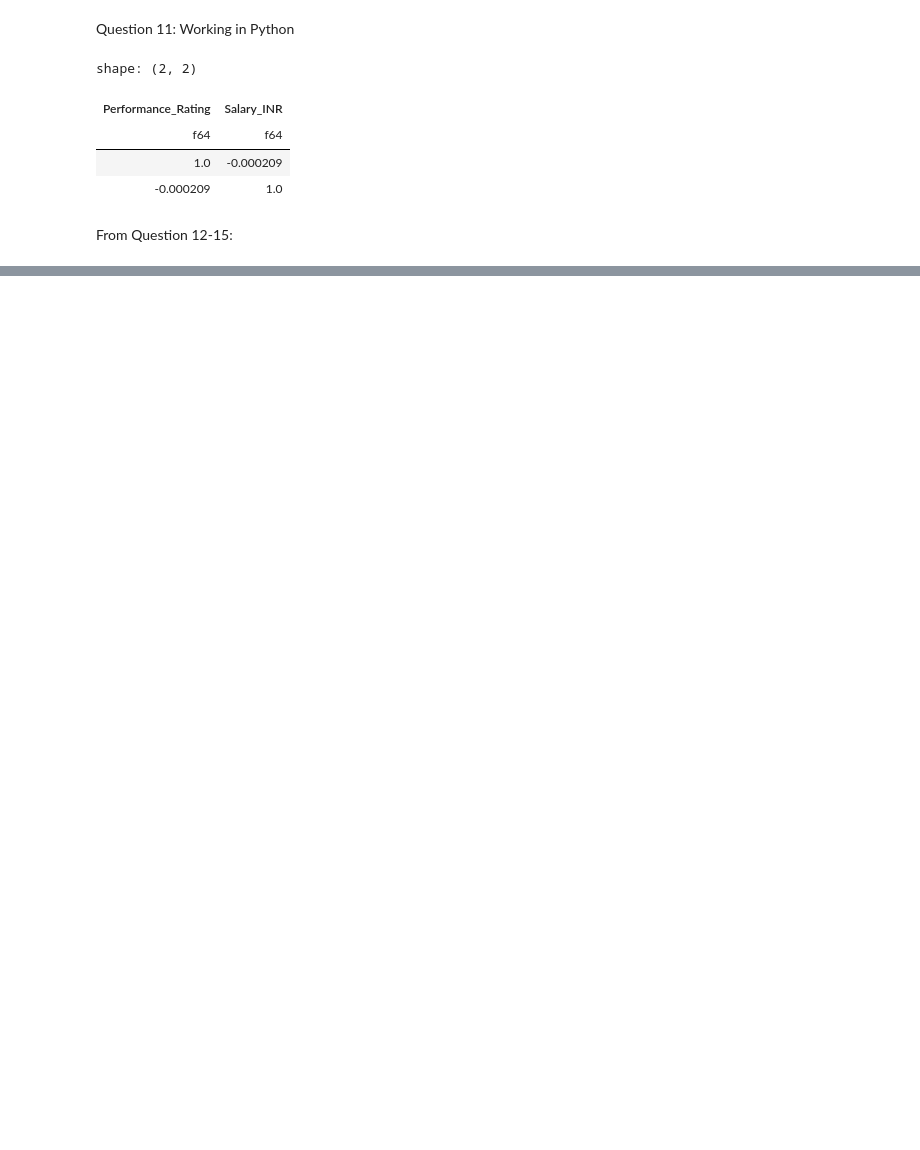
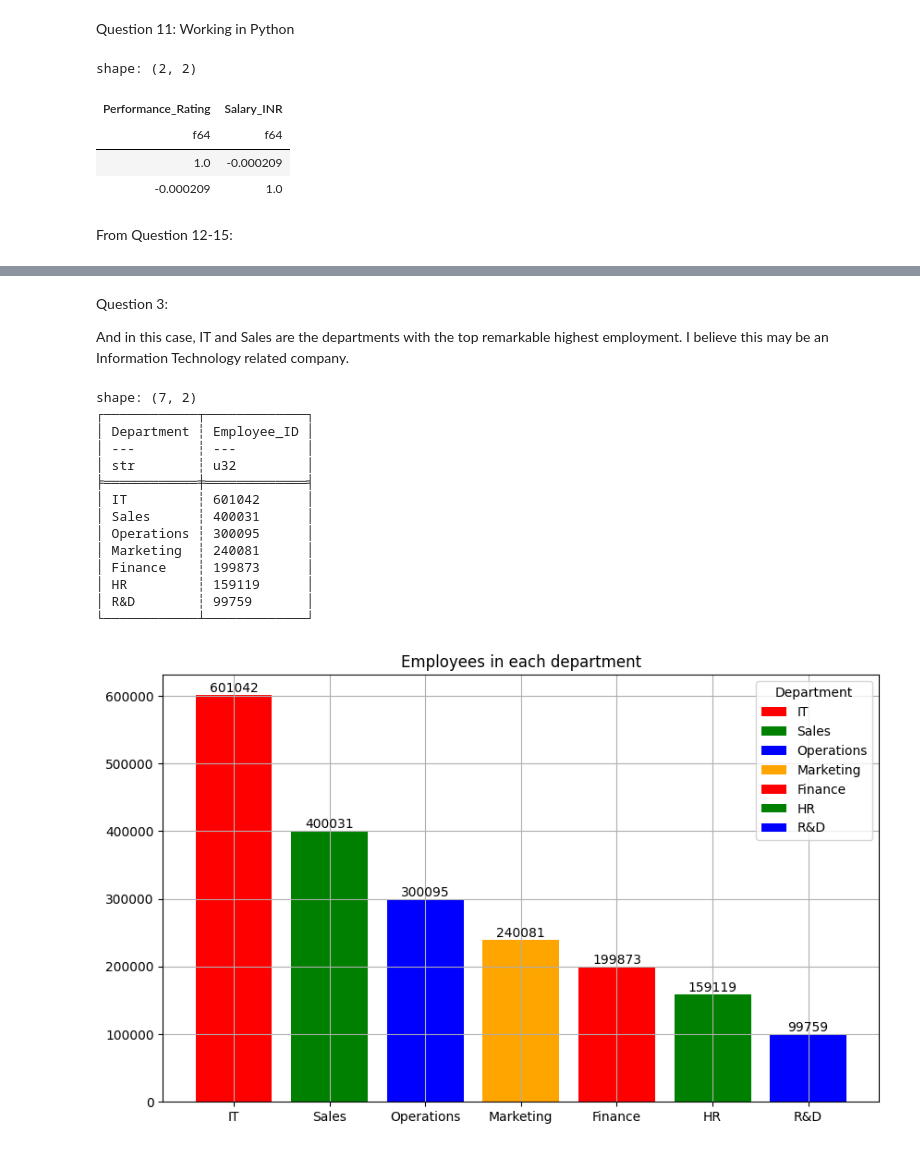
Before and after one commit to LeonTran29/HR-Data_MNC, a Jupyter notebook: Process.ipynb, the cells around one changed output, grey strips where cells are left out. Saved outputs shown, nothing was run; the diff lists cells and outputs as text; code cells hidden in the pictures; blank space fills up the shorter version.

```diff
--- a/Process.ipynb
+++ b/Process.ipynb
@@ -311,0 +368,33 @@ From Question 12-15:
+# %% [markdown]
+Question 3:
+
+And in this case, IT and Sales are the departments with the top remarkable highest employment. I believe this may be an Information Technology related company.
+# %%
+employee_department = df_with_level.group_by('Department').agg(pl.col('Employee_ID').count()).sort('Employee_ID',descending = True)
+print(employee_department)
+
+fig,ax = plt.subplots(figsize = (10,6))
+custom_colors = ['red', 'green', 'blue', 'orange']
+bars =  ax.bar(employee_department['Department'],employee_department['Employee_ID'],label = employee_department['Department'], color = custom_colors)
+ax.bar_label(bars)
+ax.set_title('Employees in each department')
+ax.legend(title='Department')
+
+plt.grid()
+plt.show()
+# %% [output]
+shape: (7, 2)
+┌────────────┬─────────────┐
+│ Department ┆ Employee_ID │
+│ ---        ┆ ---         │
+│ str        ┆ u32         │
+╞════════════╪═════════════╡
+│ IT         ┆ 601042      │
+│ Sales      ┆ 400031      │
+│ Operations ┆ 300095      │
+│ Marketing  ┆ 240081      │
+│ Finance    ┆ 199873      │
+│ HR         ┆ 159119      │
+│ R&D        ┆ 99759       │
+└────────────┴─────────────┘
+[figure, added]
```
Also changed, not shown: parts of 13 cells of this notebook.
